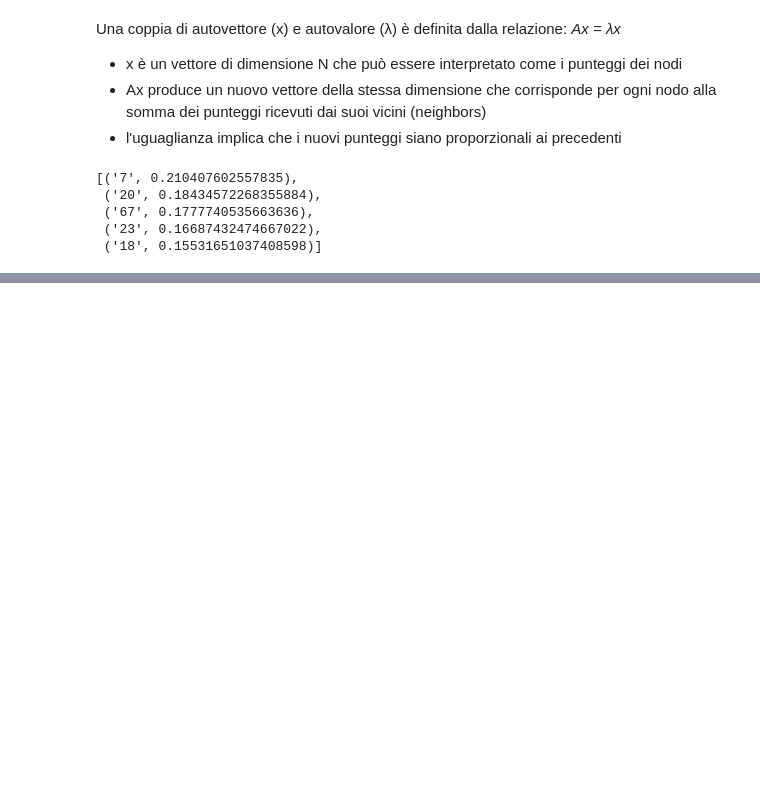
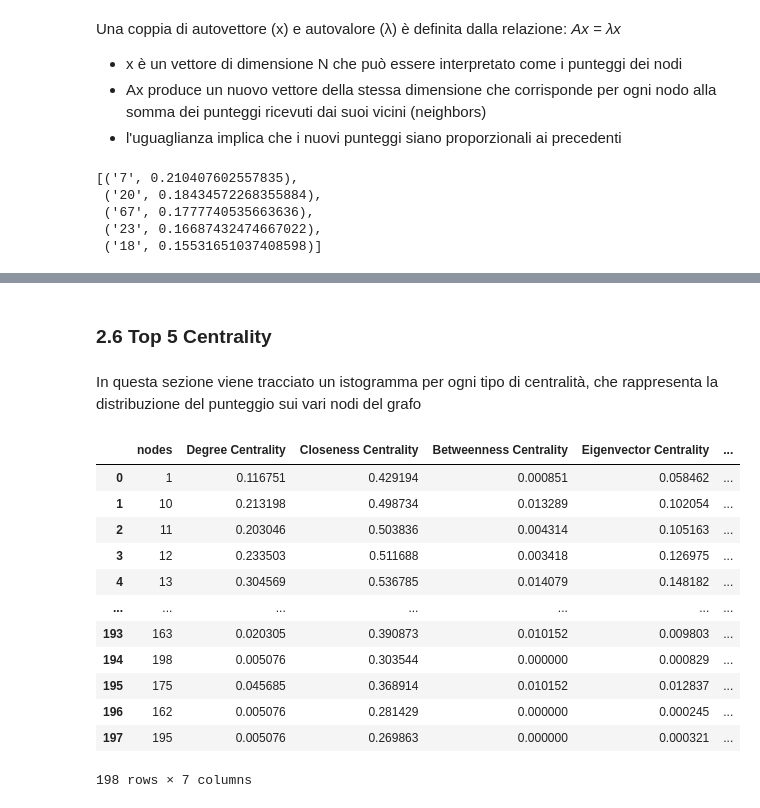
Before and after one commit to Badar97/Progetto_DataScience, a Jupyter notebook: 3-NetworkX/SocialNetworkAnalysis.ipynb, the cells around one changed output, grey strips where cells are left out. Drawn from its saved outputs; the diff is of its cells as text; code cells hidden in the pictures; blank space fills up the shorter version.

```diff
--- a/3-NetworkX/SocialNetworkAnalysis.ipynb
+++ b/3-NetworkX/SocialNetworkAnalysis.ipynb
@@ -255,0 +257,4 @@ draw(G, pos, eigen, 'Eigenvector Centrality')
+# %% [markdown]
+### **2.6 Top 5 Centrality**
+# %% [markdown]
+In questa sezione viene tracciato un istogramma per ogni tipo di centralità, che rappresenta la distribuzione del punteggio sui vari nodi del grafo
@@ -255,0 +273,16 @@ draw(G, pos, eigen, 'Eigenvector Centrality')
+# %%
+centr_mis
+# %% [output]
+|  | nodes | Degree Centrality | Closeness Centrality | Betweenness Centrality | Eigenvector Centrality | ... |
+| 0 | 1 | 0.116751 | 0.429194 | 0.000851 | 0.058462 | ... |
+| 1 | 10 | 0.213198 | 0.498734 | 0.013289 | 0.102054 | ... |
+| 2 | 11 | 0.203046 | 0.503836 | 0.004314 | 0.105163 | ... |
+| 3 | 12 | 0.233503 | 0.511688 | 0.003418 | 0.126975 | ... |
+| 4 | 13 | 0.304569 | 0.536785 | 0.014079 | 0.148182 | ... |
+| ... | ... | ... | ... | ... | ... | ... |
+| 193 | 163 | 0.020305 | 0.390873 | 0.010152 | 0.009803 | ... |
+| 194 | 198 | 0.005076 | 0.303544 | 0.000000 | 0.000829 | ... |
+| 195 | 175 | 0.045685 | 0.368914 | 0.010152 | 0.012837 | ... |
+| 196 | 162 | 0.005076 | 0.281429 | 0.000000 | 0.000245 | ... |
+| 197 | 195 | 0.005076 | 0.269863 | 0.000000 | 0.000321 | ... |
+198 rows × 7 columns
```
Also changed, not shown: parts of 19 cells of this notebook.
